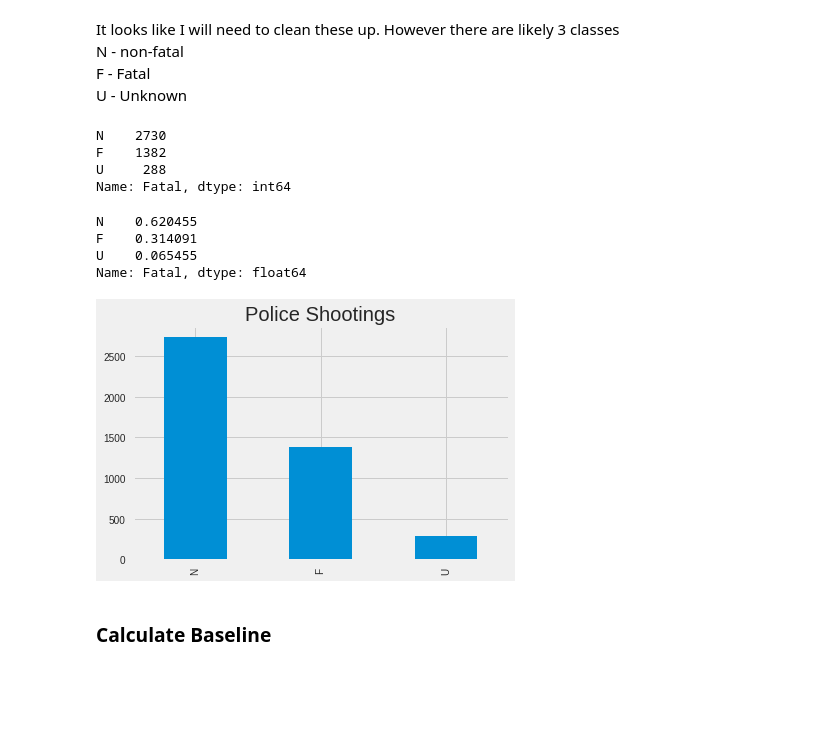
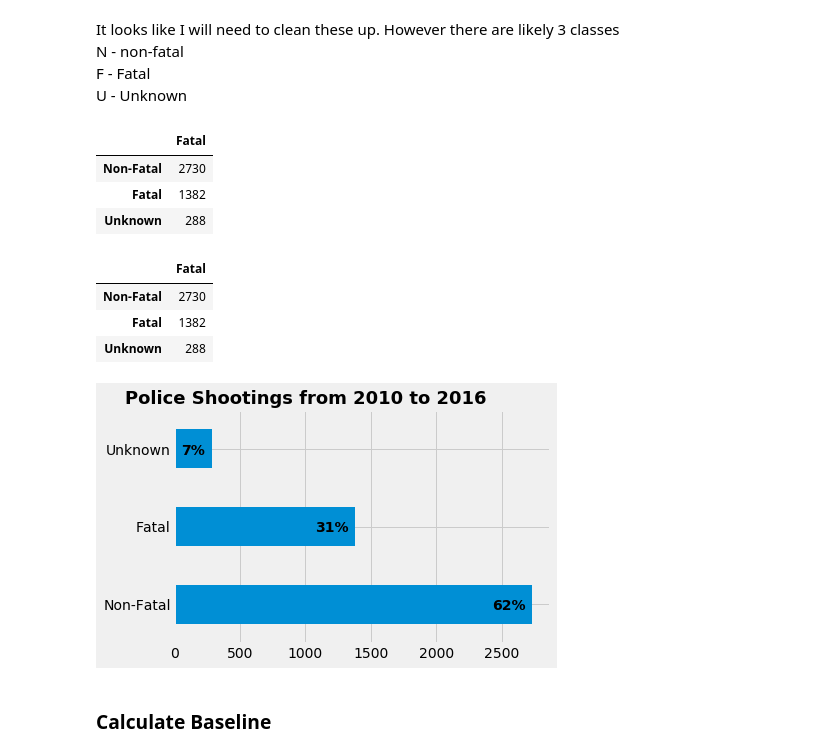
Before and after one commit to adamlutzz/DS-Unit-2-Applied-Modeling, a Jupyter notebook: Fatal_Police_Encounters.ipynb, the cells around one changed output. Saved outputs shown, nothing was run; the diff lists cells and outputs as text; code cells hidden in the pictures; blank space fills up the shorter version.

```diff
--- a/Fatal_Police_Encounters.ipynb
+++ b/Fatal_Police_Encounters.ipynb
@@ -84,6 +84,9 @@ df.head()
 # %%
 # target category is 'Fatal'
 target = 'Fatal'
+
+# make column for pretty graph
+targ_dic = {'F': 'Fatal', 'N': 'Non-Fatal', 'U': 'Unknown'}
 # %%
 # lets see how balanced our class is
 print(df[target].value_counts())
@@ -106,30 +109,43 @@ It looks like I will need to clean these up. However there are likely 3 classes<
 N - non-fatal<br/>
 F - Fatal<br/>
 U - Unknown<br/>
-# %%
-# remove space
-df['Fatal'] = df[target].str.strip()
-
-# repeat step to check work
-print(df[target].value_counts())
-df[target].value_counts(normalize=True)
-# %% [output]
-N    2730
-F    1382
-U     288
-Name: Fatal, dtype: int64
-N    0.620455
-F    0.314091
-U    0.065455
-Name: Fatal, dtype: float64
-# %%
-# visualize
-df[target].value_counts().plot(kind='bar')
-plt.style.use('fivethirtyeight')
-plt.title('Police Shootings')
-plt.show()
-# %% [output]
-[figure, removed]
+# %%
+# remove space
+df['Fatal'] = df[target].str.strip()
+
+# apply target dictionary and make new feature
+base_df = pd.DataFrame(df[target].value_counts())
+
+base_df = base_df.rename(index=targ_dic)
+
+# base_df = base_df.reset_index()
+
+base_df.head()
+# %% [output]
+|  | Fatal |
+| Non-Fatal | 2730 |
+| Fatal | 1382 |
+| Unknown | 288 |
+# %%
+# base_df = base_df.rename(columns={'index':'class'})
+base_df.head()
+# %% [output]
+|  | Fatal |
+| Non-Fatal | 2730 |
+| Fatal | 1382 |
+| Unknown | 288 |
+# %%
+# visualize
+ax = base_df.plot.barh()
+plt.style.use('fivethirtyeight')
+plt.title('Police Shootings from 2010 to 2016', fontsize=18, fontweight='bold',x=.35)
+ax.text(x=2425,y=-.07,s='62%', fontsize=14, fontweight='bold')
+ax.text(x=1075,y=.93,s='31%', fontsize=14, fontweight='bold')
+ax.text(x=50,y=1.93,s='7%', fontsize=14, fontweight='bold')
+ax.get_legend().remove()
+plt.show()
+# %% [output]
+[figure, added]
 # %% [markdown]
 ### Calculate Baseline
 # %%
```
Also changed, not shown: parts of 7 cells of this notebook.
